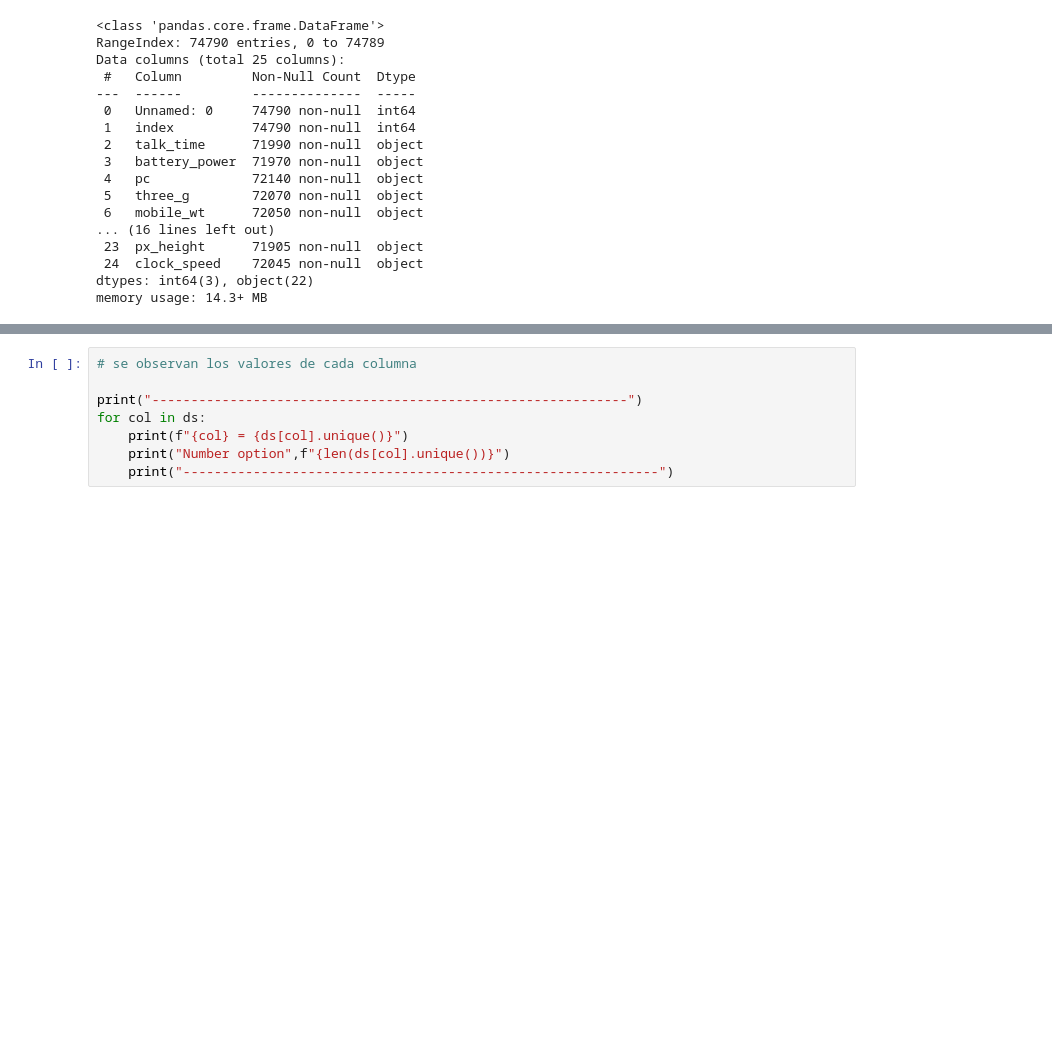
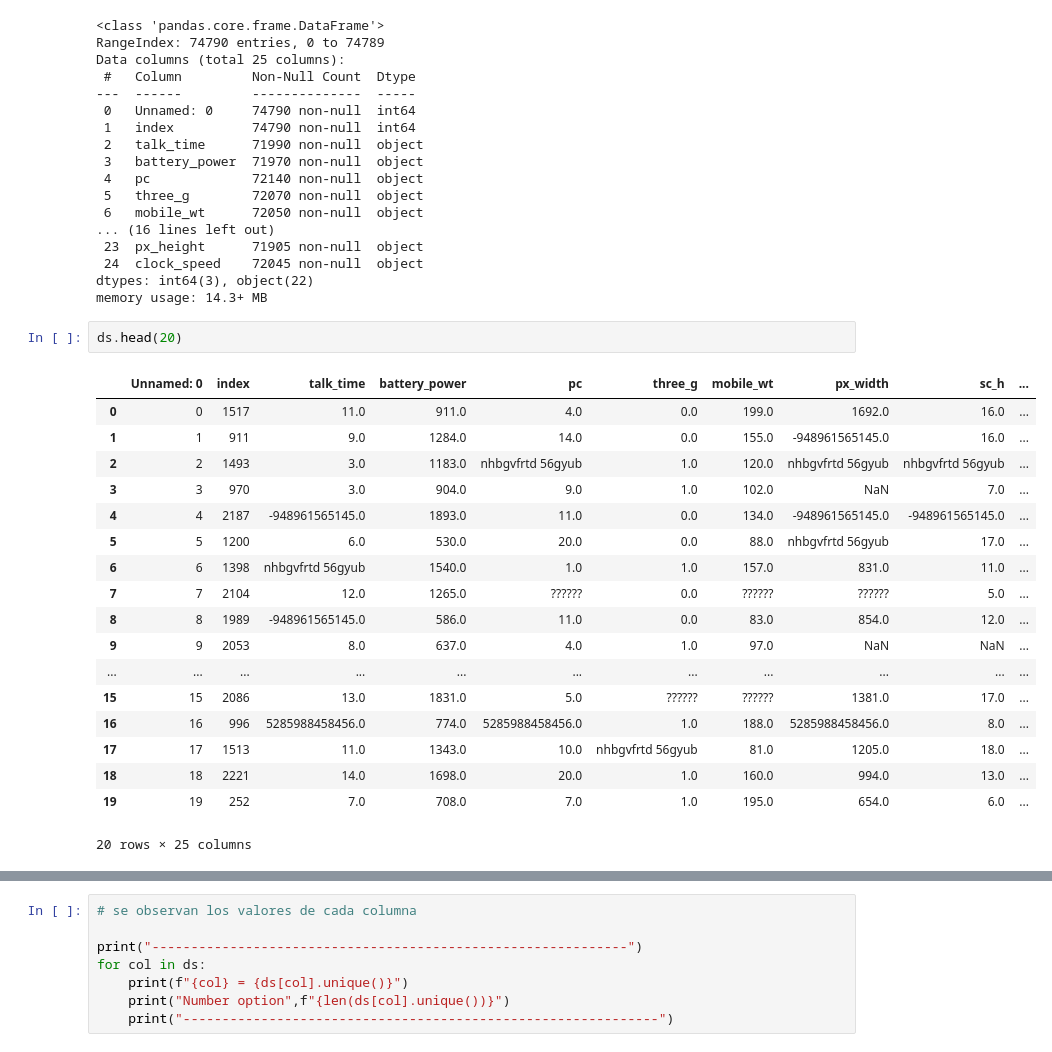
Before and after one commit to ingHFrancoO/DataScienceWork1, a Jupyter notebook: notebooks/1-readmited_preprocess.ipynb, the cells around one changed output, grey strips where cells are left out. Cells and saved outputs as stored; diff of their text form; blank space fills up the shorter version.

```diff
--- a/notebooks/1-readmited_preprocess.ipynb
+++ b/notebooks/1-readmited_preprocess.ipynb
@@ -34,6 +34,27 @@ Data columns (total 25 columns):
  24  clock_speed    72045 non-null  object
 dtypes: int64(3), object(22)
 memory usage: 14.3+ MB
+# %%
+ds.head(20)
+# %% [output]
+|  | Unnamed: 0 | index | talk_time | battery_power | pc | three_g | mobile_wt | px_width | sc_h | ... |
+| 0 | 0 | 1517 | 11.0 | 911.0 | 4.0 | 0.0 | 199.0 | 1692.0 | 16.0 | ... |
+| 1 | 1 | 911 | 9.0 | 1284.0 | 14.0 | 0.0 | 155.0 | -948961565145.0 | 16.0 | ... |
+| 2 | 2 | 1493 | 3.0 | 1183.0 | nhbgvfrtd 56gyub | 1.0 | 120.0 | nhbgvfrtd 56gyub | nhbgvfrtd 56gyub | ... |
+| 3 | 3 | 970 | 3.0 | 904.0 | 9.0 | 1.0 | 102.0 | NaN | 7.0 | ... |
+| 4 | 4 | 2187 | -948961565145.0 | 1893.0 | 11.0 | 0.0 | 134.0 | -948961565145.0 | -948961565145.0 | ... |
+| 5 | 5 | 1200 | 6.0 | 530.0 | 20.0 | 0.0 | 88.0 | nhbgvfrtd 56gyub | 17.0 | ... |
+| 6 | 6 | 1398 | nhbgvfrtd 56gyub | 1540.0 | 1.0 | 1.0 | 157.0 | 831.0 | 11.0 | ... |
+| 7 | 7 | 2104 | 12.0 | 1265.0 | ?????? | 0.0 | ?????? | ?????? | 5.0 | ... |
+| 8 | 8 | 1989 | -948961565145.0 | 586.0 | 11.0 | 0.0 | 83.0 | 854.0 | 12.0 | ... |
+| 9 | 9 | 2053 | 8.0 | 637.0 | 4.0 | 1.0 | 97.0 | NaN | NaN | ... |
+| ... | ... | ... | ... | ... | ... | ... | ... | ... | ... | ... |
+| 15 | 15 | 2086 | 13.0 | 1831.0 | 5.0 | ?????? | ?????? | 1381.0 | 17.0 | ... |
+| 16 | 16 | 996 | 5285988458456.0 | 774.0 | 5285988458456.0 | 1.0 | 188.0 | 5285988458456.0 | 8.0 | ... |
+| 17 | 17 | 1513 | 11.0 | 1343.0 | 10.0 | nhbgvfrtd 56gyub | 81.0 | 1205.0 | 18.0 | ... |
+| 18 | 18 | 2221 | 14.0 | 1698.0 | 20.0 | 1.0 | 160.0 | 994.0 | 13.0 | ... |
+| 19 | 19 | 252 | 7.0 | 708.0 | 7.0 | 1.0 | 195.0 | 654.0 | 6.0 | ... |
+20 rows × 25 columns
 # %%
 # Se mira 10 valores aleatorios para dar un primer vistado al ds
 ds.sample(10).T
```
Also changed, not shown: parts of 6 cells of this notebook, 1 other file.
